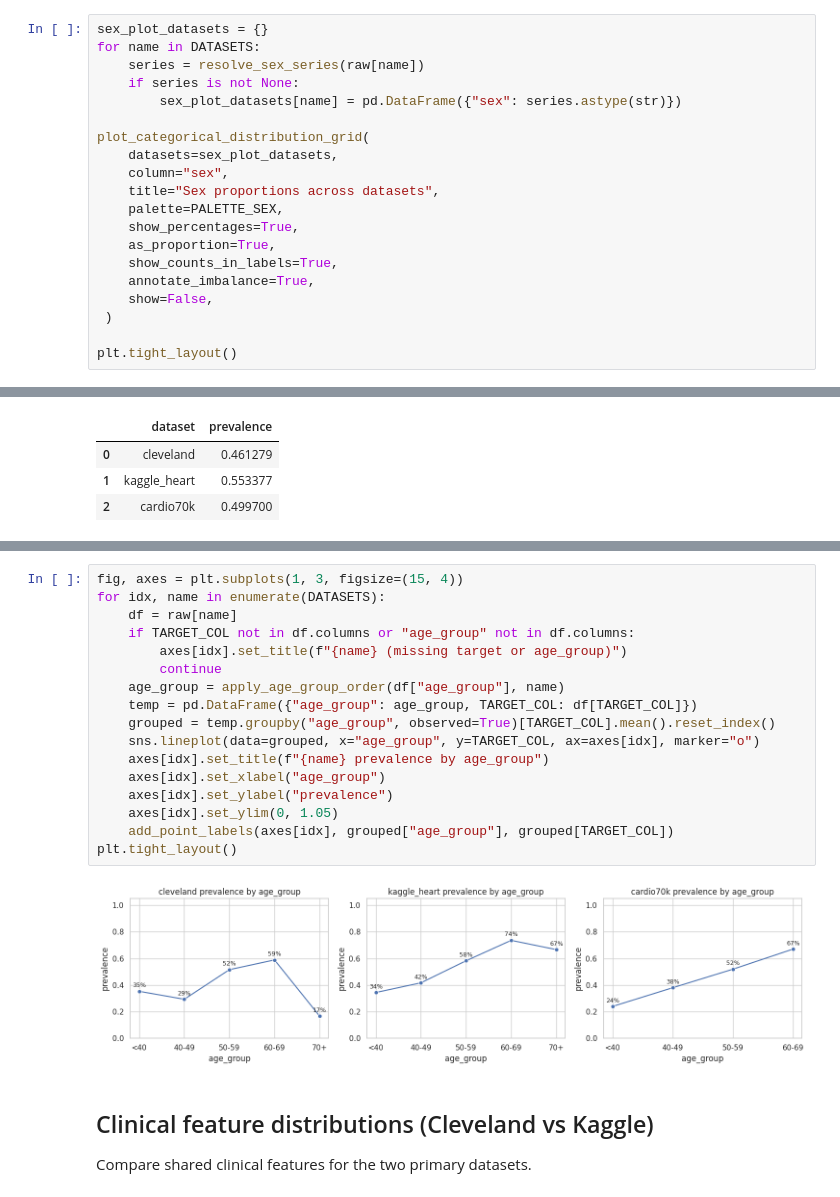
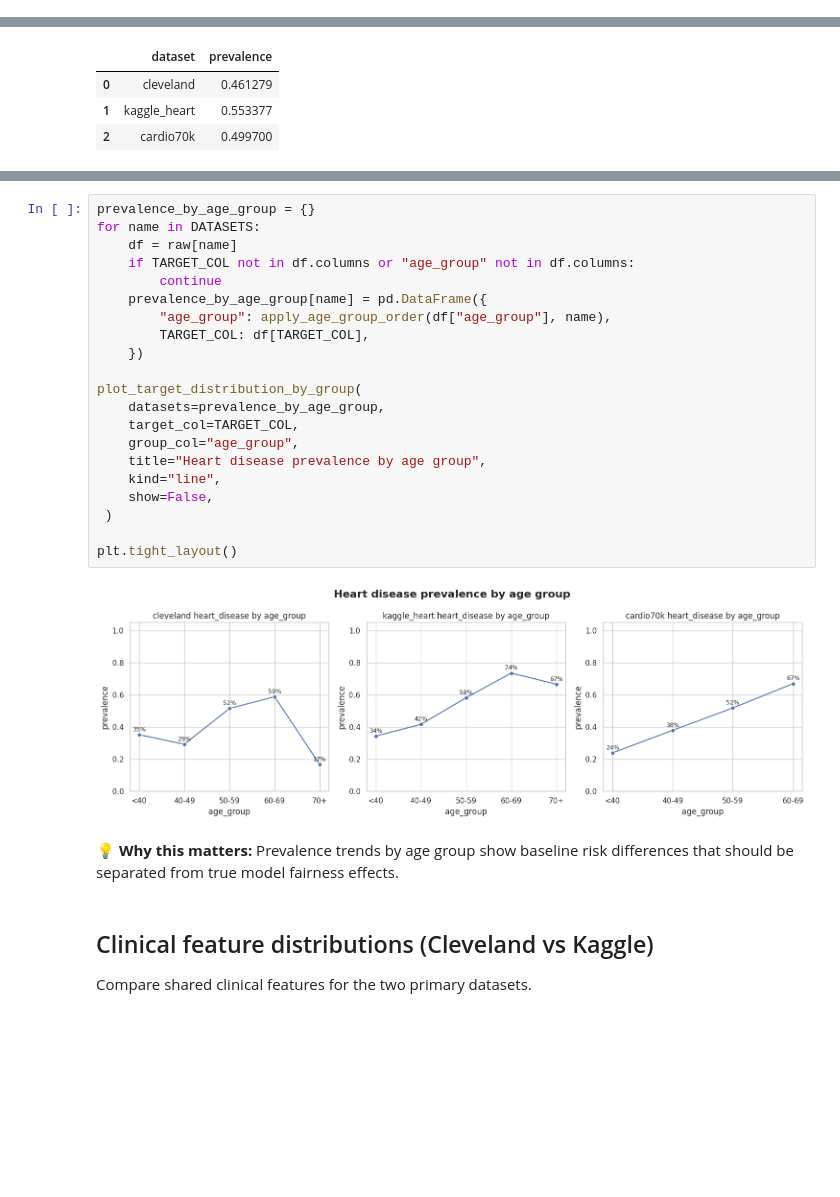
Before and after one commit to UA-Dissertation-Project-107449/FairXAI, a Jupyter notebook: notebooks/cardiac_eda.ipynb, the cells around one changed output, grey strips where cells are left out. Cells and saved outputs as stored; diff of their text form; blank space fills up the shorter version.

```diff
--- a/notebooks/cardiac_eda.ipynb
+++ b/notebooks/cardiac_eda.ipynb
@@ -471,20 +488,0 @@ plt.tight_layout()
-# %%
-sex_plot_datasets = {}
-for name in DATASETS:
-    series = resolve_sex_series(raw[name])
-    if series is not None:
-        sex_plot_datasets[name] = pd.DataFrame({"sex": series.astype(str)})
-
-plot_categorical_distribution_grid(
-    datasets=sex_plot_datasets,
-    column="sex",
-    title="Sex proportions across datasets",
-    palette=PALETTE_SEX,
-    show_percentages=True,
-    as_proportion=True,
-    show_counts_in_labels=True,
-    annotate_imbalance=True,
-    show=False,
- )
-
-plt.tight_layout()
@@ -562,22 +563,28 @@ plt.tight_layout()
 # %%
-fig, axes = plt.subplots(1, 3, figsize=(15, 4))
-for idx, name in enumerate(DATASETS):
+prevalence_by_age_group = {}
+for name in DATASETS:
     df = raw[name]
     if TARGET_COL not in df.columns or "age_group" not in df.columns:
-        axes[idx].set_title(f"{name} (missing target or age_group)")
         continue
-    age_group = apply_age_group_order(df["age_group"], name)
-    temp = pd.DataFrame({"age_group": age_group, TARGET_COL: df[TARGET_COL]})
-    grouped = temp.groupby("age_group", observed=True)[TARGET_COL].mean().reset_index()
-    sns.lineplot(data=grouped, x="age_group", y=TARGET_COL, ax=axes[idx], marker="o")
-    axes[idx].set_title(f"{name} prevalence by age_group")
-    axes[idx].set_xlabel("age_group")
-    axes[idx].set_ylabel("prevalence")
-    axes[idx].set_ylim(0, 1.05)
-    add_point_labels(axes[idx], grouped["age_group"], grouped[TARGET_COL])
+    prevalence_by_age_group[name] = pd.DataFrame({
+        "age_group": apply_age_group_order(df["age_group"], name),
+        TARGET_COL: df[TARGET_COL],
+    })
+
+plot_target_distribution_by_group(
+    datasets=prevalence_by_age_group,
+    target_col=TARGET_COL,
+    group_col="age_group",
+    title="Heart disease prevalence by age group",
+    kind="line",
+    show=False,
+ )
+
 plt.tight_layout()
 # %% [output]
-[figure, old version]
+[figure, new version]
+# %% [markdown]
+💡 **Why this matters:** Prevalence trends by age group show baseline risk differences that should be separated from true model fairness effects.
 # %% [markdown]
 ## Clinical feature distributions (Cleveland vs Kaggle)
 Compare shared clinical features for the two primary datasets.
```
Also changed, not shown: parts of 8 cells of this notebook, 2 other files.
